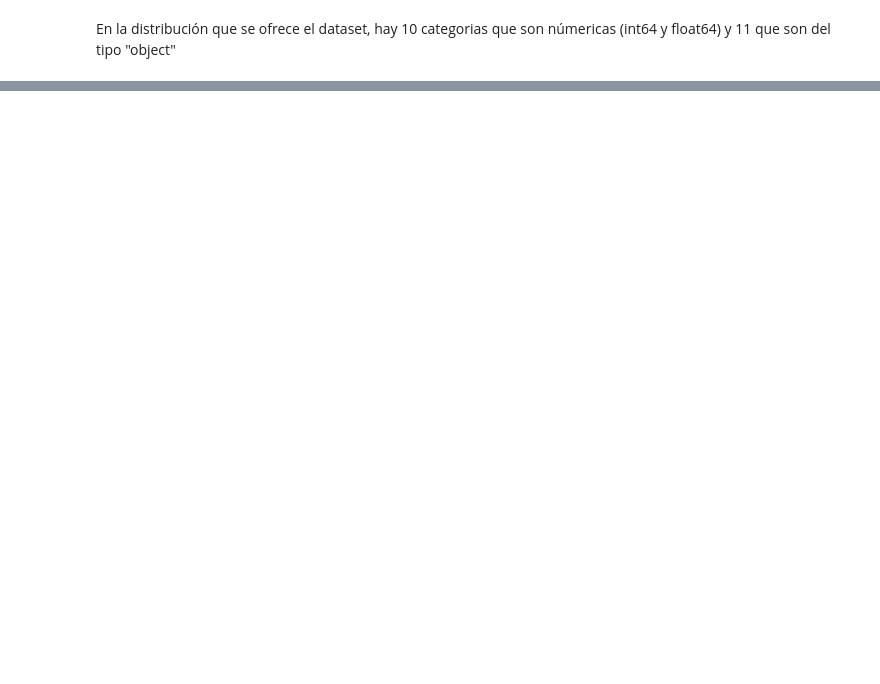
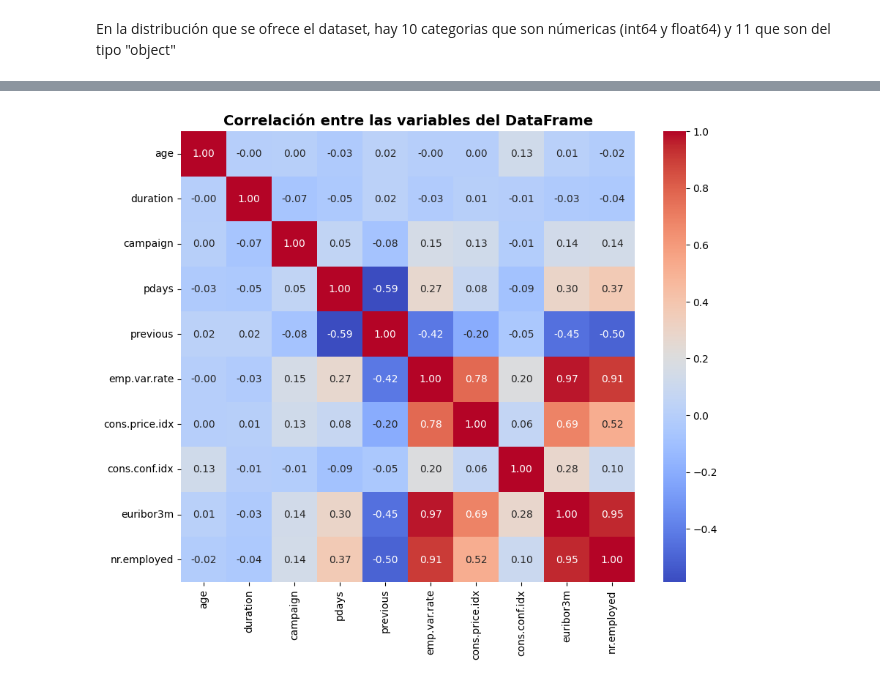
Before and after one commit to 4GeeksAcademy/Leonel_Ponce_Proyecto-de-Regresion-Logistica, a Jupyter notebook: src/explore.ipynb, the cells around one changed output, grey strips where cells are left out. Drawn from its saved outputs; the diff is of its cells as text; code cells hidden in the pictures; blank space fills up the shorter version.

```diff
--- a/src/explore.ipynb
+++ b/src/explore.ipynb
@@ -106,0 +263,9 @@ for col in cat_cols:
+# %%
+#Mapa de calor para buscar correlaciones entre las categorias
+corr = df[num_cols].corr()
+plt.figure(figsize=(10, 8))
+sns.heatmap(corr, annot=True, cmap="coolwarm", fmt=".2f")
+plt.title("Correlación entre las variables del DataFrame", fontsize=14, fontweight="bold")
+plt.show()
+# %% [output]
+[figure, added]
```
Also changed, not shown: parts of 4 cells of this notebook.
